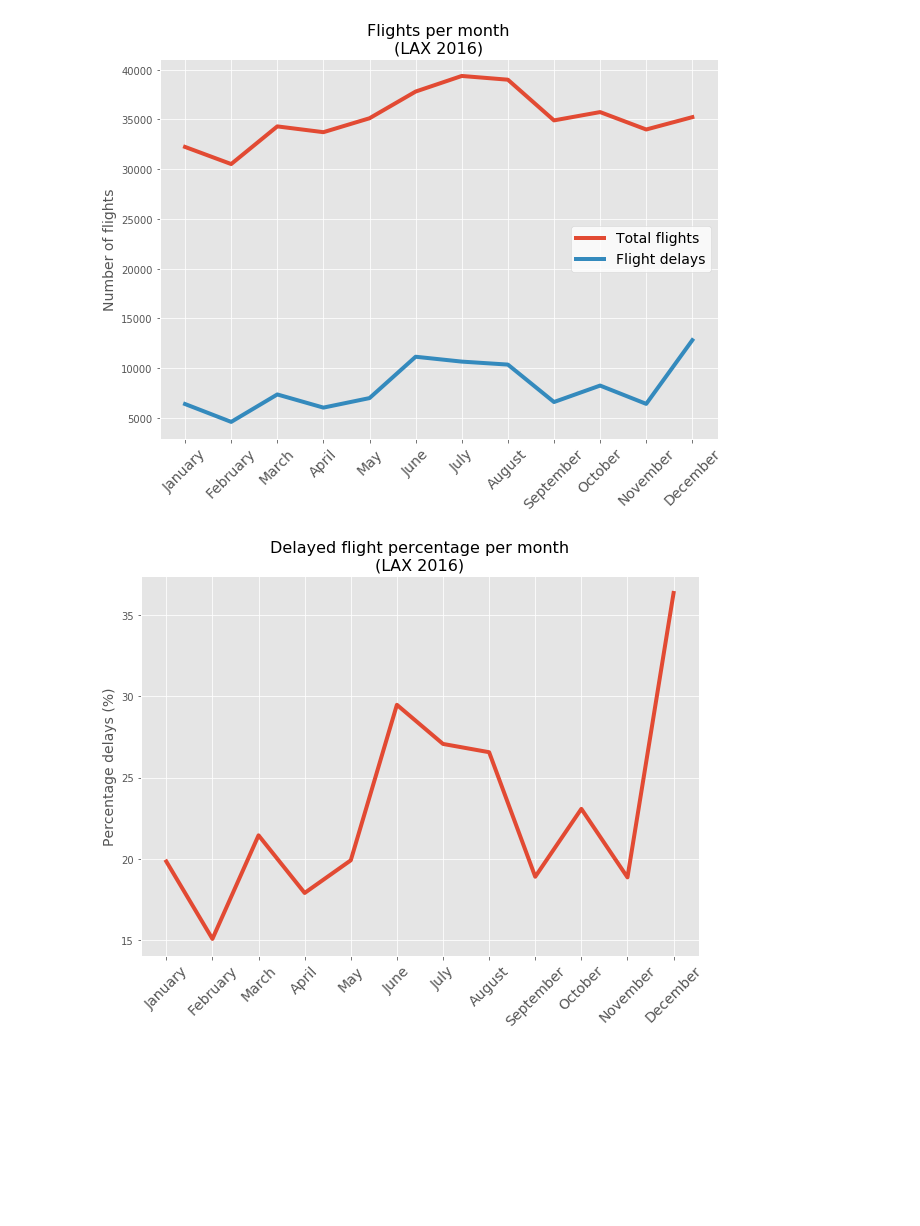
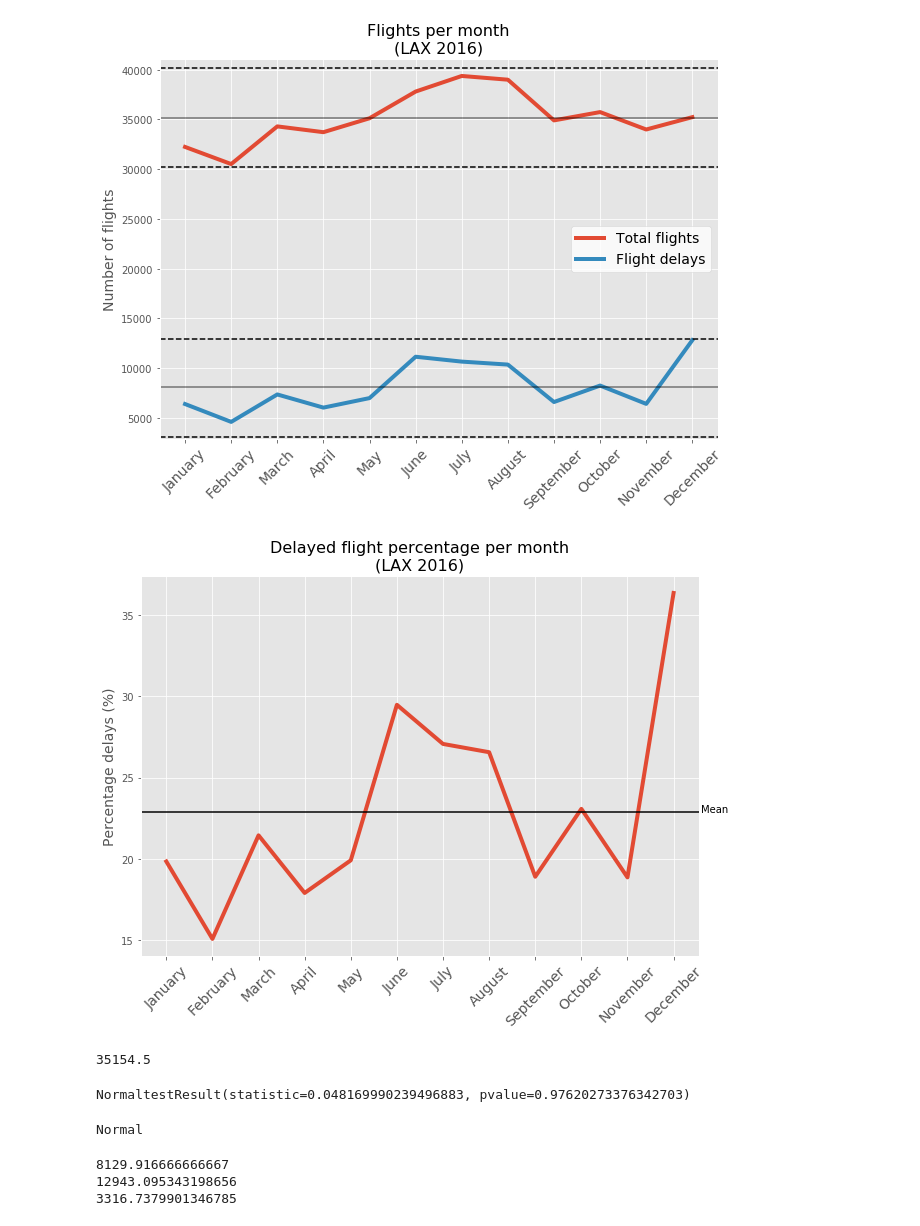
Before and after one commit to phoessel/Analysis-of-DFW-Flight-Delays, a Jupyter notebook: month-frequency/month-freq.ipynb, the cells around one changed output. Saved outputs shown, nothing was run; the diff lists cells and outputs as text; code cells hidden in the pictures; blank space fills up the shorter version.

Commit message:
testing normalization

```diff
--- a/month-frequency/month-freq.ipynb
+++ b/month-frequency/month-freq.ipynb
@@ -61,22 +62,63 @@ plt.title('Flights per month\n(LAX 2016)', size=16)
 legend = plt.legend(loc=5, fontsize=14)
 frame = legend.get_frame()
 frame.set_facecolor('1')
-plt.savefig('images/flights_per_month.png', bbox_inches='tight')
+plt.axhline(y=40125, color='k',linestyle='--')
+plt.axhline(y=30183, color='k',linestyle='--')
+plt.axhline(y=35155, color='k',linestyle='-', alpha=0.5)
+
+plt.axhline(y=12943, color='k',linestyle='--')
+plt.axhline(y=3116, color='k',linestyle='--')
+plt.axhline(y=8130, color='k',linestyle='-', alpha=0.5)
+
+#plt.savefig('images/flights_per_month.png', bbox_inches='tight')
 plt.show()
 # %% [output]
-[figure, old version]
+[figure, new version]
 # %%
 x_axis = np.arange(0,12,1)
 y_axis = np.arange(3,14,1)
 months = calendar.month_name[1:13]
 
 plt.figure(figsize=(10,7))
 plt.plot(x_axis, perc_delays['Delay Percentage'], linewidth=4)
 plt.xticks(x_axis, months, rotation=45, size=14)
 #plt.yticks(np.arange(3000, 14000, 1000), y_axis)
 plt.ylabel('Percentage delays (%)', size=14)
 plt.title('Delayed flight percentage per month\n(LAX 2016)', size=16)
-plt.savefig('images/flight_delay_percent.png', bbox_inches='tight')
+plt.axhline(y=22.87, color='k')
+plt.text(11.6,22.87, 'Mean')
+
+#plt.savefig('images/flight_delay_percent.png', bbox_inches='tight')
 plt.show()
 # %% [output]
-[figure, old version]
+[figure, new version]
+# %%
+std = np.std(total_flights['Total Flights'])
+mean = np.mean(total_flights['Total Flights'])
+mean
+# %% [output]
+35154.5
+# %%
+scipy.stats.normaltest(total_flights['Total Flights'])
+# %% [output]
+NormaltestResult(statistic=0.048169990239496883, pvalue=0.97620273376342703)
+# %%
+z,pval = scipy.stats.normaltest(total_flights['Total Flights'])
+
+if(pval < 0.05):
+    print("Not normal distribution")
+elif(pval > 0.05):
+    print("Normal")
+# %% [output]
+Normal
+# %%
+std2 = np.std(total_delays['AllDelays'])
+mean2 = np.mean(total_delays['AllDelays'])
+
+print(mean2)
+print(mean2 + (std2*2))
+print(mean2 - (std2*2))
+# %% [output]
+8129.916666666667
+12943.095343198656
+3316.7379901346785
```
Also changed, not shown: parts of 4 cells of this notebook.
